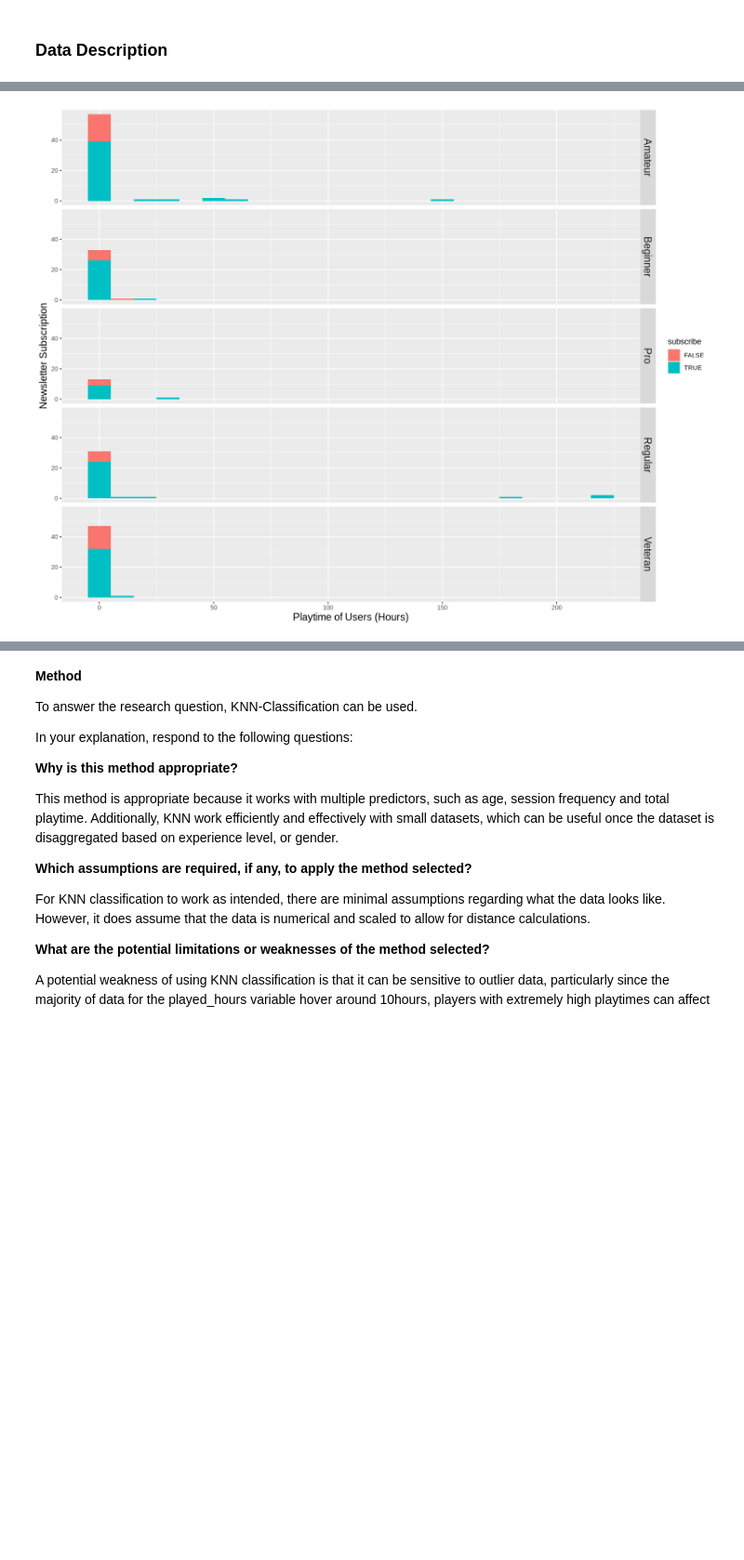
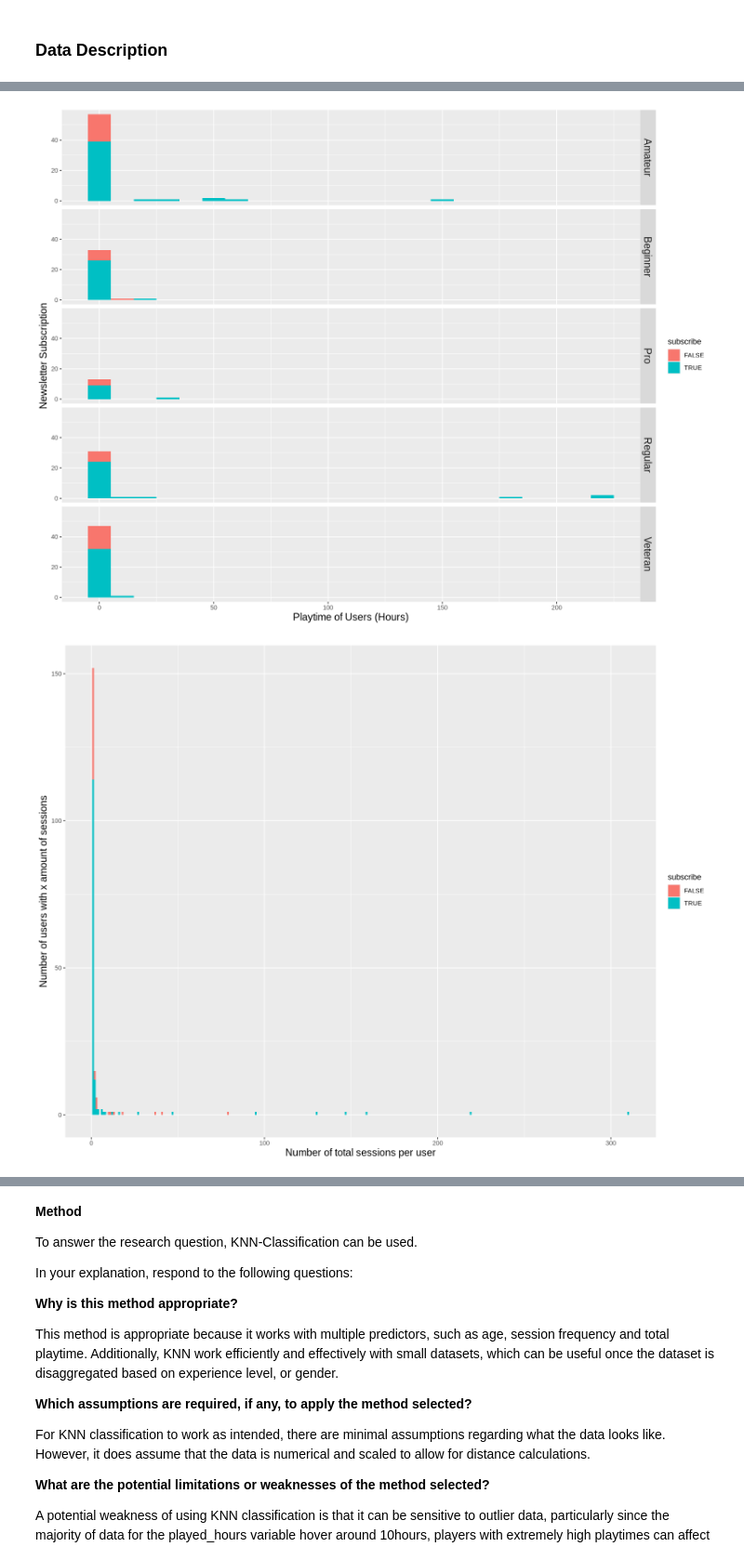
Before and after one commit to raywu255/Project-Planning-Stage-Individual-, a Jupyter notebook: Individual Project Planning Stage.ipynb, the cells around one changed output, grey strips where cells are left out. Shown at 93% size. Drawn from its saved outputs; the diff is of its cells as text; code cells hidden in the pictures; blank space fills up the shorter version.

```diff
--- a/Individual Project Planning Stage.ipynb
+++ b/Individual Project Planning Stage.ipynb
@@ -194,33 +182,42 @@ age_plot <- player_data |>
     facet_grid(rows = vars(experience)) +
     labs(x="Age of User (Years)", y="Number of users at age x", color = "Subcription Status") +
     theme(strip.text = element_text(size = 14),
          axis.title = element_text(size = 14))
 
 playtime_plot <- player_data |>
     ggplot(aes(x=played_hours, fill = subscribe)) +
     geom_histogram(binwidth=10) +
     facet_grid(rows = vars(experience)) +
     labs(x="Playtime of Users (Hours)", y="Newsletter Subscription") +
     theme(strip.text = element_text(size = 14),
          axis.title = element_text(size = 14))
 
+session_plot <- session |>
+    ggplot(aes(x=n, fill = subscribe)) +
+    geom_histogram(binwidth=1) +
+    labs(x="Number of total sessions per user", y="Number of users with x amount of sessions", color = "Subcription Status") +
+    theme(strip.text = element_text(size = 14),
+         axis.title = element_text(size = 14))
+
 scatter <- player_data |>
     ggplot(aes(x=played_hours,y = Age, color = subscribe)) +
     geom_point() +
     labs(x="Playtime of Users (Hours)", y="Age (Years)")
 
 scatter
 age_plot
 playtime_plot
+session_plot
 # %% [output]
 Warning message:
 “Removed 2 rows containing missing values or values outside the scale range
 (`geom_point()`).”
 Warning message:
 “Removed 2 rows containing non-finite outside the scale range (`stat_count()`).”
 [figure]
 [figure]
 [figure]
+[figure, added]
 # %% [markdown]
 **Graph Analysis**
 
```
Also changed, not shown: parts of 4 cells of this notebook.
